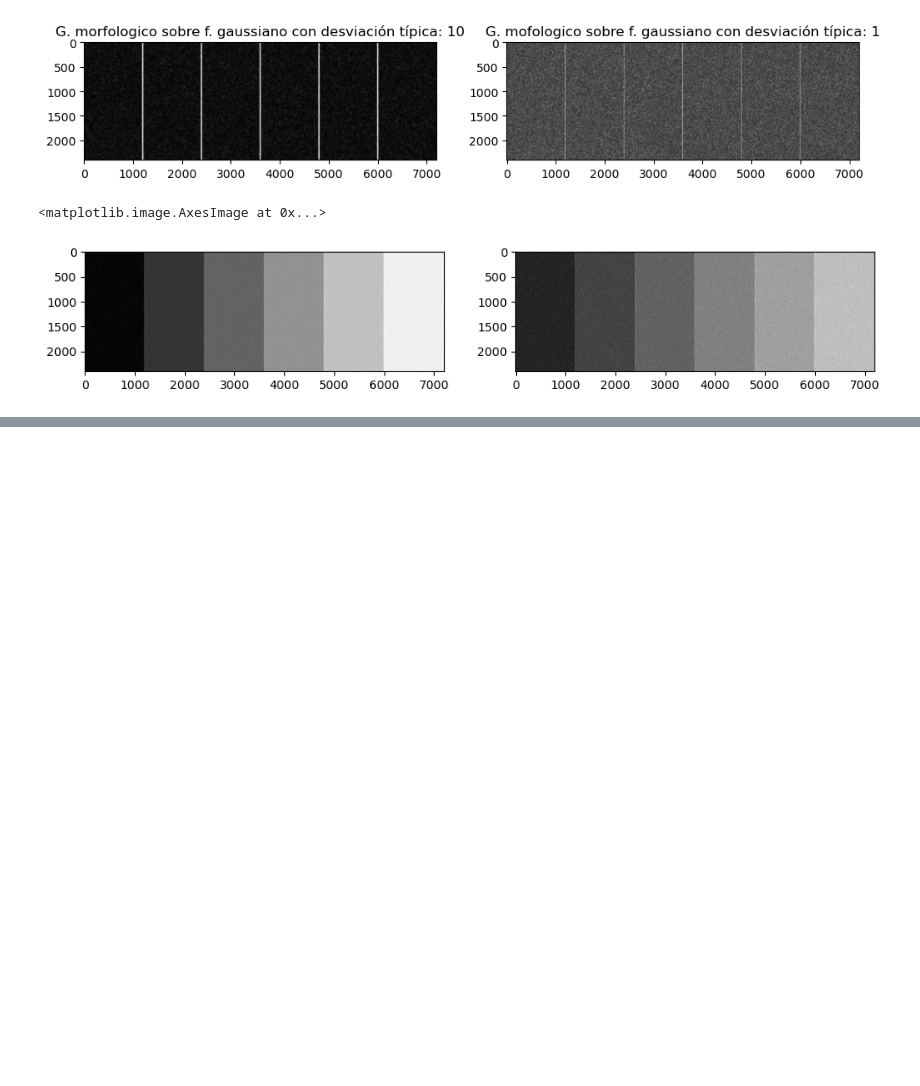
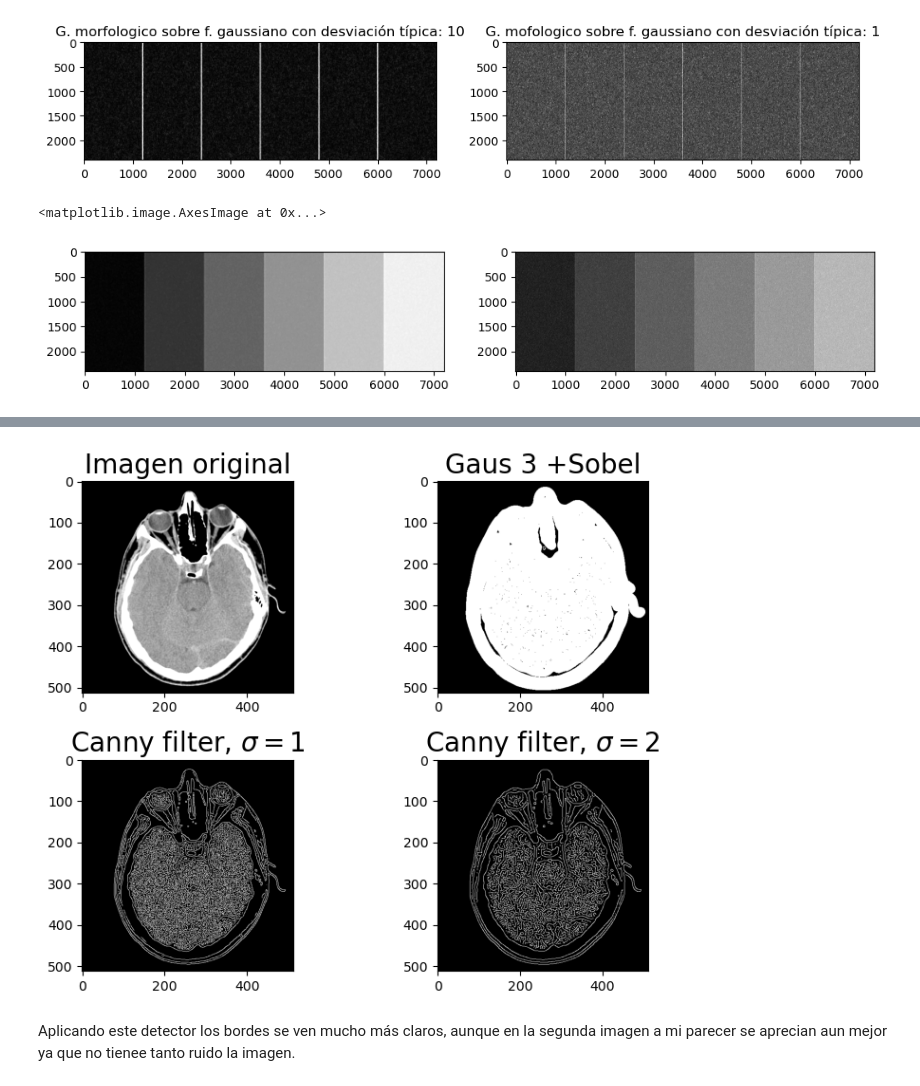
Before and after one commit to AndreaGarcia124/TIVpracticas, a Jupyter notebook: Práctica2.ipynb, the cells around one changed output, grey strips where cells are left out. Drawn from its saved outputs; the diff is of its cells as text; code cells hidden in the pictures; blank space fills up the shorter version.

```diff
--- a/Práctica2.ipynb
+++ b/Práctica2.ipynb
@@ -207,0 +258,32 @@ MemoryError: Unable to allocate 132. MiB for an array with shape (2400, 7200) an
+# %%
+# Compute the Canny filter for two values of sigma
+
+img_head= np.array(img_head, dtype='float')
+edges1 = feature.canny(img_head)
+edges2 = feature.canny(img_head, sigma=2)
+# %%
+plt.figure(figsize=(8, 6))
+
+plt.subplot(221)
+plt.imshow(img_head, cmap='gray')
+plt.title('Imagen original', fontsize=20)
+
+plt.subplot(222)
+plt.imshow(np.logical_not(filters.sobel(gaussian_filter(img_head,3))<0.1), cmap='gray')
+plt.title('Gaus 3 +Sobel', fontsize=20)
+
+plt.subplot(223)
+plt.imshow(edges1, cmap='gray')
+plt.title(r'Canny filter, $\sigma=1$', fontsize=20)
+
+
+plt.subplot(224)
+plt.imshow(edges2, cmap='gray')
+plt.title(r'Canny filter, $\sigma=2$', fontsize=20)
+
+plt.tight_layout()
+plt.show()
+# %% [output]
+[figure, added]
+# %% [markdown]
+Aplicando este detector los bordes se ven mucho más claros, aunque en la segunda imagen a mi parecer se aprecian aun mejor ya que no tienee tanto ruido la imagen.
```
Also changed, not shown: parts of 14 cells of this notebook.
